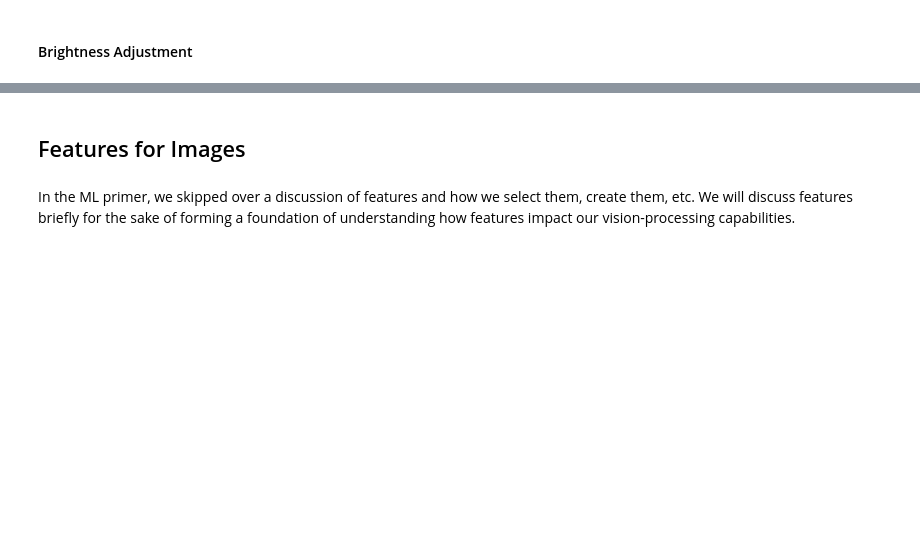
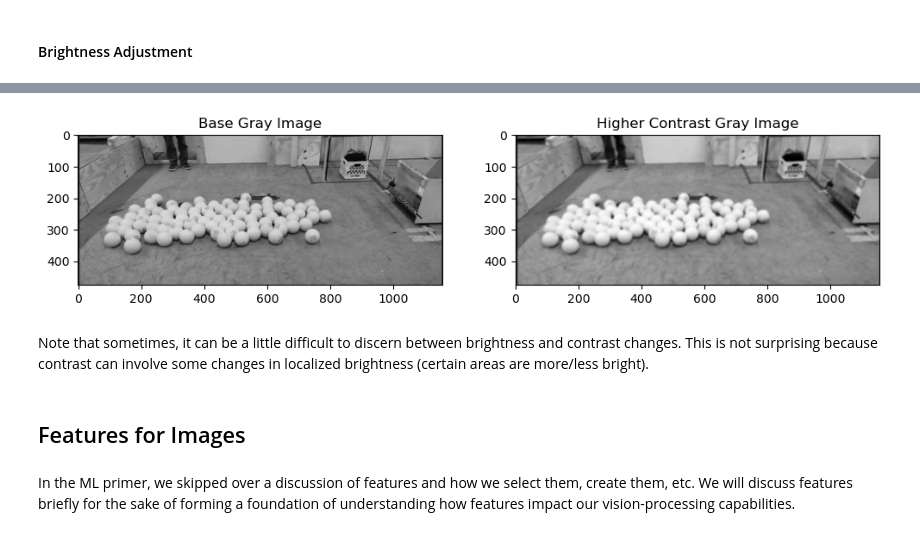
Before and after one commit to nickmelamed/mortorq_instruction, a Jupyter notebook: ml_resources/cv_primer/02-features.ipynb, the cells around one changed output, grey strips where cells are left out. Saved outputs shown, nothing was run; the diff lists cells and outputs as text; code cells hidden in the pictures; blank space fills up the shorter version.

```diff
--- a/ml_resources/cv_primer/02-features.ipynb
+++ b/ml_resources/cv_primer/02-features.ipynb
@@ -97,3 +153,21 @@ For those who are curious, this algorithm is called Non-local Means Denoising, w
+# %%
+contrast_img = cv2.convertScaleAbs(img_grayscale, alpha=3.0, beta=0) # no brightness change, just contrast
+
+# plot higher contrast vs. basic gray image
+
+fig, ax = plt.subplots(nrows=1, ncols=2, figsize=(12, 8))
+
+ax[0].imshow(img_grayscale, cmap = 'gray')
+ax[0].set_title('Base Gray Image')
+
+ax[1].imshow(img_blurred, cmap = 'gray')
+ax[1].set_title('Higher Contrast Gray Image')
+
+plt.show()
+# %% [output]
+[figure, added]
+# %% [markdown]
+Note that sometimes, it can be a little difficult to discern between brightness and contrast changes. This is not surprising because contrast can involve some changes in localized brightness (certain areas are more/less bright).
 # %% [markdown]
 ## Features for Images
 # %% [markdown]
```
Also changed, not shown: parts of 8 cells of this notebook.
